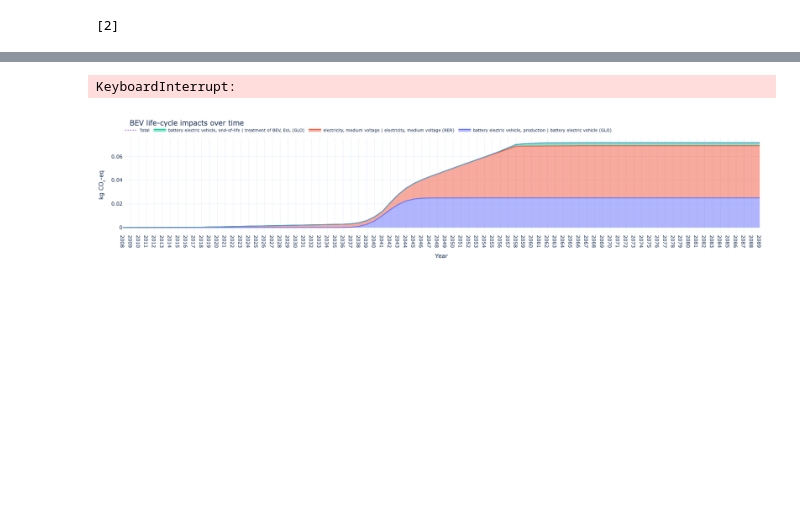
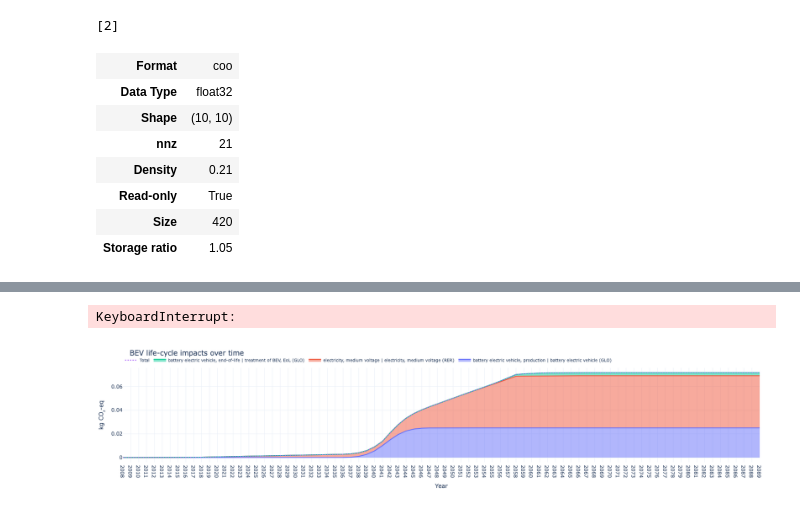
Before and after one commit to Laboratory-for-Energy-Systems-Analysis/trails, a Jupyter notebook: dev/example/dev.ipynb, the cells around one changed output, grey strips where cells are left out. Drawn from its saved outputs; the diff is of its cells as text; code cells hidden in the pictures; blank space fills up the shorter version.

```diff
--- a/dev/example/dev.ipynb
+++ b/dev/example/dev.ipynb
@@ -9,6 +9,17 @@ act = [act for act, meta in trails.activity_indices["2050"].items() if "transpor
 act
 # %% [output]
 [2]
+# %%
+trails.A[30]
+# %% [output]
+| Format | coo |
+| Data Type | float32 |
+| Shape | (10, 10) |
+| nnz | 21 |
+| Density | 0.21 |
+| Read-only | True |
+| Size | 420 |
+| Storage ratio | 1.05 |
 # %%
 methods = ['IPCC 2021 - climate change - global warming potential (GWP100)',]
 
```
Also changed, not shown: parts of 5 cells of this notebook, 17 other files.
